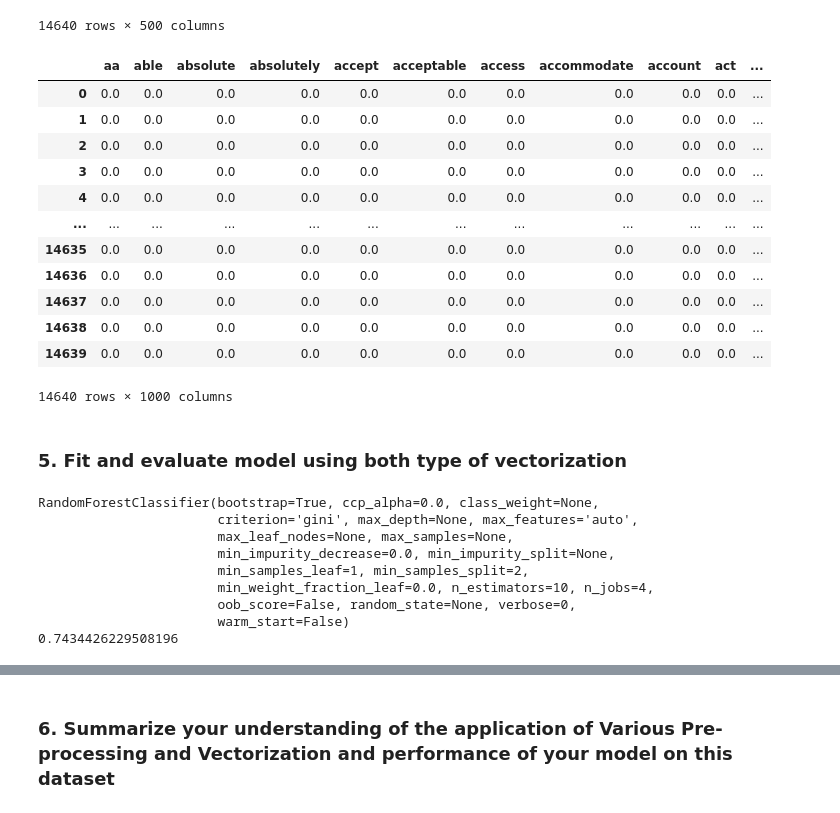
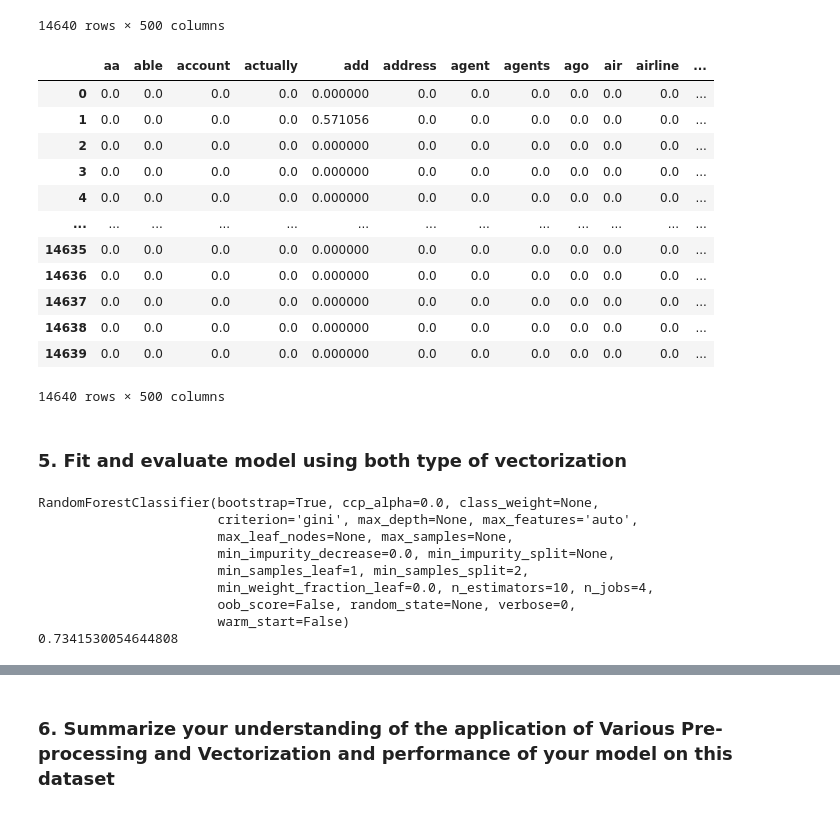
Before and after one commit to GreatLearningAIML1/gl-pgp-aiml-uta-intl-may20-embedevelop, a Jupyter notebook: Introduction-NaturalLanguageProcessing/TwitterUSAirlineSentiment.ipynb, the cells around one changed output, grey strips where cells are left out. Cells and saved outputs as stored; diff of their text form; code cells hidden in the pictures.

```diff
--- a/Introduction-NaturalLanguageProcessing/TwitterUSAirlineSentiment.ipynb
+++ b/Introduction-NaturalLanguageProcessing/TwitterUSAirlineSentiment.ipynb
@@ -299,29 +294,29 @@ pd.DataFrame(data_features, columns = vectorizer.get_feature_names())
 # %%
 # b.Use TfidfVectorizer (convert text data to numbers)
 
 from sklearn.feature_extraction.text import TfidfVectorizer
 
-vectorizer = TfidfVectorizer(max_features=1000)
+vectorizer = TfidfVectorizer(max_features=500)
 data_features = vectorizer.fit_transform(data['text'])
 
 data_features = data_features.toarray()
 
 data_features.shape
 pd.DataFrame(data_features, columns = vectorizer.get_feature_names())
 # %% [output]
-|  | aa | able | absolute | absolutely | accept | acceptable | access | accommodate | account | act | ... |
-| 0 | 0.0 | 0.0 | 0.0 | 0.0 | 0.0 | 0.0 | 0.0 | 0.0 | 0.0 | 0.0 | ... |
-| 1 | 0.0 | 0.0 | 0.0 | 0.0 | 0.0 | 0.0 | 0.0 | 0.0 | 0.0 | 0.0 | ... |
-| 2 | 0.0 | 0.0 | 0.0 | 0.0 | 0.0 | 0.0 | 0.0 | 0.0 | 0.0 | 0.0 | ... |
-| 3 | 0.0 | 0.0 | 0.0 | 0.0 | 0.0 | 0.0 | 0.0 | 0.0 | 0.0 | 0.0 | ... |
-| 4 | 0.0 | 0.0 | 0.0 | 0.0 | 0.0 | 0.0 | 0.0 | 0.0 | 0.0 | 0.0 | ... |
-| ... | ... | ... | ... | ... | ... | ... | ... | ... | ... | ... | ... |
-| 14635 | 0.0 | 0.0 | 0.0 | 0.0 | 0.0 | 0.0 | 0.0 | 0.0 | 0.0 | 0.0 | ... |
-| 14636 | 0.0 | 0.0 | 0.0 | 0.0 | 0.0 | 0.0 | 0.0 | 0.0 | 0.0 | 0.0 | ... |
-| 14637 | 0.0 | 0.0 | 0.0 | 0.0 | 0.0 | 0.0 | 0.0 | 0.0 | 0.0 | 0.0 | ... |
-| 14638 | 0.0 | 0.0 | 0.0 | 0.0 | 0.0 | 0.0 | 0.0 | 0.0 | 0.0 | 0.0 | ... |
-| 14639 | 0.0 | 0.0 | 0.0 | 0.0 | 0.0 | 0.0 | 0.0 | 0.0 | 0.0 | 0.0 | ... |
+|  | aa | able | account | actually | add | address | agent | agents | ago | air | airline | ... |
+| 0 | 0.0 | 0.0 | 0.0 | 0.0 | 0.000000 | 0.0 | 0.0 | 0.0 | 0.0 | 0.0 | 0.0 | ... |
+| 1 | 0.0 | 0.0 | 0.0 | 0.0 | 0.571056 | 0.0 | 0.0 | 0.0 | 0.0 | 0.0 | 0.0 | ... |
+| 2 | 0.0 | 0.0 | 0.0 | 0.0 | 0.000000 | 0.0 | 0.0 | 0.0 | 0.0 | 0.0 | 0.0 | ... |
+| 3 | 0.0 | 0.0 | 0.0 | 0.0 | 0.000000 | 0.0 | 0.0 | 0.0 | 0.0 | 0.0 | 0.0 | ... |
+| 4 | 0.0 | 0.0 | 0.0 | 0.0 | 0.000000 | 0.0 | 0.0 | 0.0 | 0.0 | 0.0 | 0.0 | ... |
+| ... | ... | ... | ... | ... | ... | ... | ... | ... | ... | ... | ... | ... |
+| 14635 | 0.0 | 0.0 | 0.0 | 0.0 | 0.000000 | 0.0 | 0.0 | 0.0 | 0.0 | 0.0 | 0.0 | ... |
+| 14636 | 0.0 | 0.0 | 0.0 | 0.0 | 0.000000 | 0.0 | 0.0 | 0.0 | 0.0 | 0.0 | 0.0 | ... |
+| 14637 | 0.0 | 0.0 | 0.0 | 0.0 | 0.000000 | 0.0 | 0.0 | 0.0 | 0.0 | 0.0 | 0.0 | ... |
+| 14638 | 0.0 | 0.0 | 0.0 | 0.0 | 0.000000 | 0.0 | 0.0 | 0.0 | 0.0 | 0.0 | 0.0 | ... |
+| 14639 | 0.0 | 0.0 | 0.0 | 0.0 | 0.000000 | 0.0 | 0.0 | 0.0 | 0.0 | 0.0 | 0.0 | ... |
-14640 rows × 1000 columns
+14640 rows × 500 columns
 # %% [markdown]
 ### 5. Fit and evaluate model using both type of vectorization
 # %%
@@ -360,7 +355,7 @@ RandomForestClassifier(bootstrap=True, ccp_alpha=0.0, class_weight=None,
                        min_weight_fraction_leaf=0.0, n_estimators=10, n_jobs=4,
                        oob_score=False, random_state=None, verbose=0,
                        warm_start=False)
-0.7434426229508196
+0.7341530054644808
 # %%
 # Predict the result for test data using the model built above.
 result = forest.predict(X_test)
```
Also changed, not shown: parts of 6 cells of this notebook, 1 other file.
